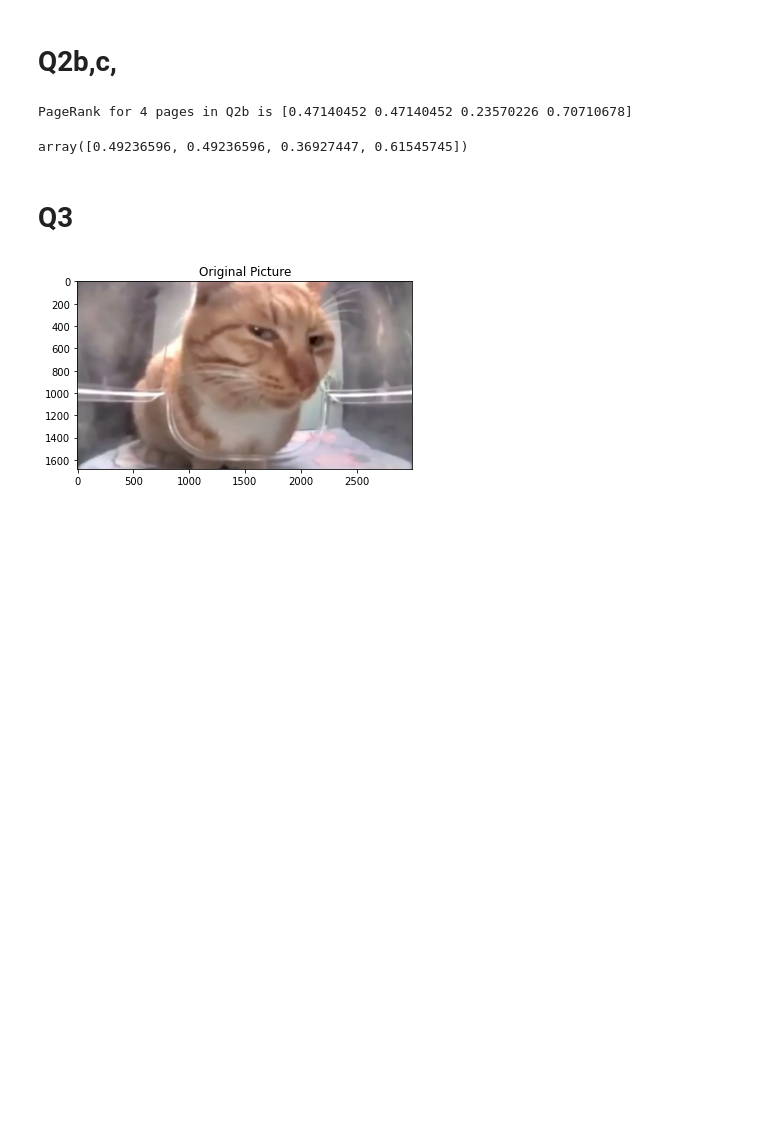
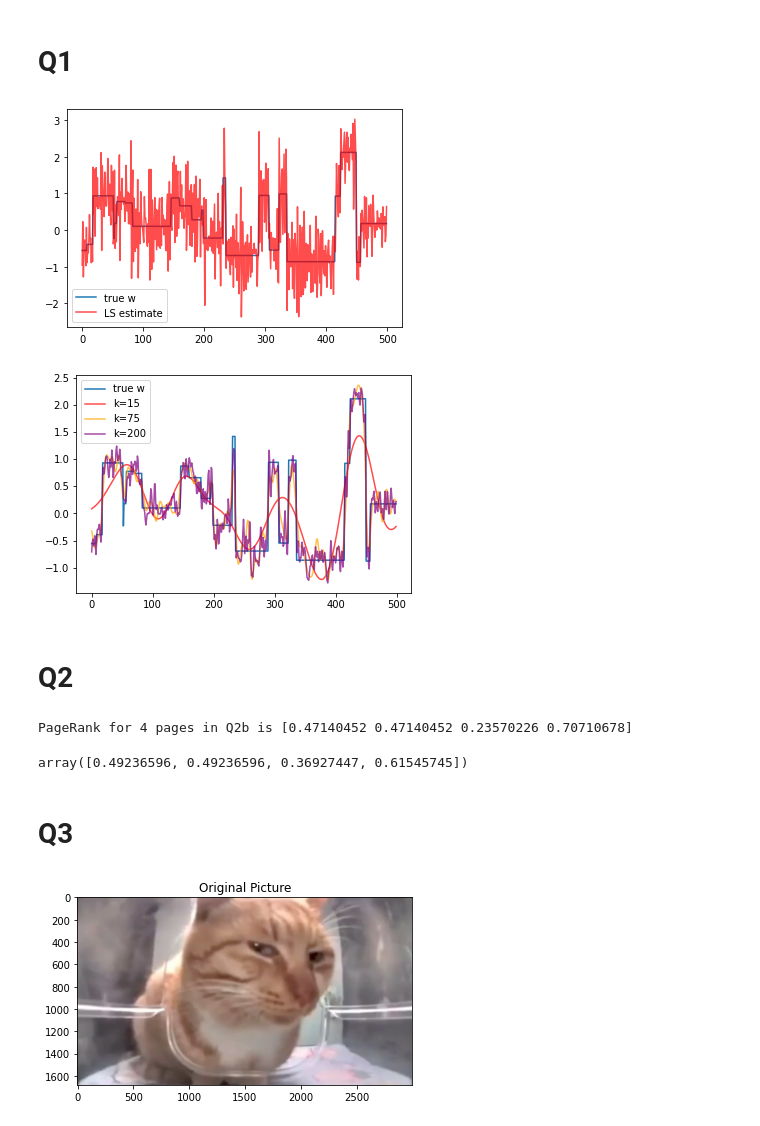
Before and after one commit to georgelord0/CMSC25300-Homeworks, a Jupyter notebook: hw5.ipynb, the cells around one changed output. Saved outputs shown, nothing was run; the diff lists cells and outputs as text; code cells hidden in the pictures; blank space fills up the shorter version.

```diff
--- a/hw5.ipynb
+++ b/hw5.ipynb
@@ -1,8 +1,56 @@
 # %%
 import numpy as np
 import numpy.linalg as la
-# %% [markdown]
-# Q2b,c,
+# %% [markdown]
+# Q1
+# %%
+import matplotlib.pyplot as plt
+# Load data
+data = np.load("blurring.npz")
+X = data['X']
+y = data['y']
+
+U, S, Vt = la.svd(X, full_matrices=False)
+
+# Estimate w using X and y with regular least squares
+# Your code here
+
+S_mat = np.diag(S)
+
+w_LS = Vt.T@la.inv(S_mat.T@S_mat)@S_mat.T@U.T@y
+
+# Estimate w using X and y with truncated SVD
+# Your code here
+
+def get_trunc_svd(k):
+    U_k = U[:,0:k]
+    S_k = np.diag(S[0:k])
+    Vt_k = Vt[0:k,:]
+
+    return Vt_k.T@la.inv(S_k.T@S_k)@S_k.T@U_k.T@y
+
+w_15 =get_trunc_svd(15)
+w_75 = get_trunc_svd(75)
+w_200 =get_trunc_svd(200)
+
+# Compare estimate to true value for LS
+
+plt.plot(data['w'],label='true w')
+plt.plot(w_LS, alpha=0.7,c='red',label='LS estimate')
+plt.legend()
+plt.show()
+
+plt.plot(data['w'],label='true w')
+plt.plot(w_15, alpha=0.7,c='red',label='k=15')
+plt.plot(w_75, alpha=0.7,c='orange',label='k=75')
+plt.plot(w_200, alpha=0.7,c='purple',label='k=200')
+plt.legend()
+plt.show()
+# %% [output]
+[figure, added]
+[figure, added]
+# %% [markdown]
+# Q2
 # %%
 A = np.array([[0, 0, 0, 1],
              [1, 0, 0, 0],
```
Also changed, not shown: 1 other file.
